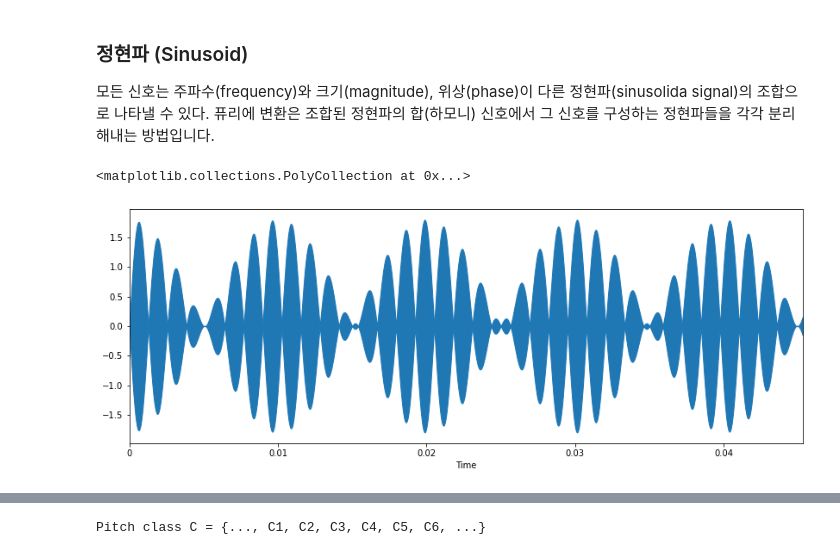
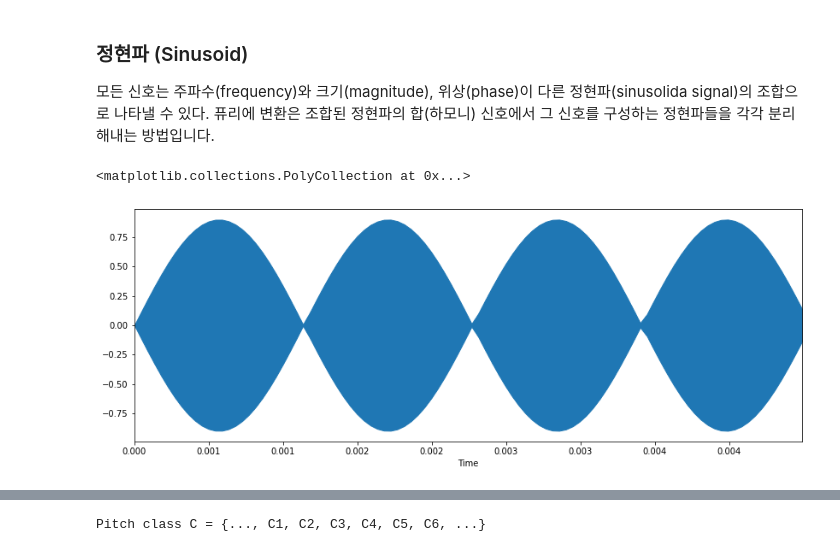
Before and after one commit to YMGYM/ML_paper_study, a Jupyter notebook: TacademyAudio/실습파일_신호처리.ipynb, the cells around one changed output, grey strips where cells are left out. Saved outputs shown, nothing was run; the diff lists cells and outputs as text; code cells hidden in the pictures.

```diff
--- a/TacademyAudio/실습파일_신호처리.ipynb
+++ b/TacademyAudio/실습파일_신호처리.ipynb
@@ -218,7 +216,7 @@ librosa.display.waveplot(audio_np[0:100000], sr=sr)
 모든 신호는 주파수(frequency)와 크기(magnitude), 위상(phase)이 다른 정현파(sinusolida signal)의 조합으로 나타낼 수 있다. 퓨리에 변환은 조합된 정현파의 합(하모니) 신호에서 그 신호를 구성하는 정현파들을 각각 분리해내는 방법입니다.
 # %%
 A = 0.9
-f = 340 # 계이름 '라'
+f = 440 # 계이름 '라'
 phi = np.pi/2
 fs = 22050
 t = 1
@@ -232,7 +232,7 @@ def Sinusoid(A,f,phi,fs,t):
 sin2 = Sinusoid(A,f,phi,fs,t)
 # %%
 fig = plt.figure(figsize = (14,5))
-librosa.display.waveplot(complexwave[:1000], sr=fs)
+librosa.display.waveplot(sin2[:100], sr=fs)
 # %% [output]
 <matplotlib.collections.PolyCollection at 0x...>
-[figure, old version]
+[figure, new version]
```
Also changed, not shown: parts of 33 cells of this notebook, 2 other files.
